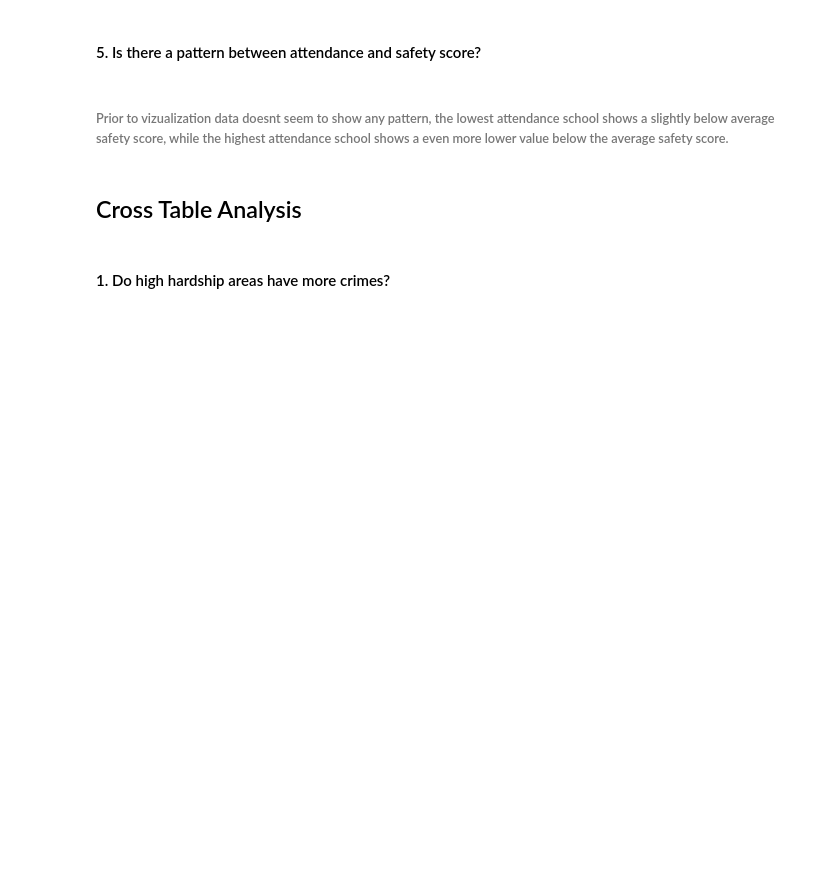
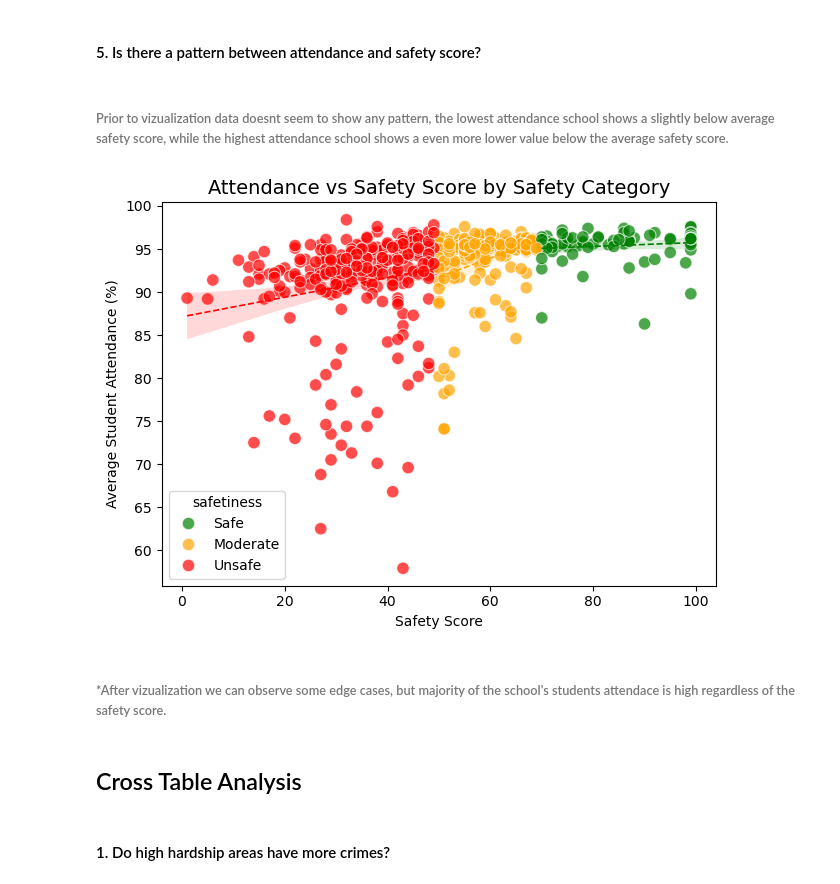
Before and after one commit to laufjimdev/Data-Engineering-Projects, a Jupyter notebook: 04sql-chicago-city-analysis-project/notebooks/02_sql_analysis.ipynb, the cells around one changed output. Saved outputs shown, nothing was run; the diff lists cells and outputs as text; code cells hidden in the pictures; blank space fills up the shorter version.

Commit message:
(feat) 04sql - Added conclusions, and some vizualizations to get ready for the conclusions.

```diff
--- a/04sql-chicago-city-analysis-project/notebooks/02_sql_analysis.ipynb
+++ b/04sql-chicago-city-analysis-project/notebooks/02_sql_analysis.ipynb
@@ -222,6 +222,60 @@ WHERE safety_score IS NOT NULL
 ORDER BY safety_score DESC
 # %% [markdown]
 ###### Prior to vizualization data doesnt seem to show any pattern, the lowest attendance school shows a slightly below average safety score, while the highest attendance school shows a even more lower value below the average safety score.
+# %%
+
+import pandas as pd
+import matplotlib.pyplot as plt
+import seaborn as sns
+
+sql_statement = '''
+    SELECT
+        name_of_school,
+        average_student_attendance,
+        safety_score,
+        CASE
+            WHEN safety_score >= 70 THEN 'Safe'
+            WHEN safety_score >= 50 THEN 'Moderate'
+            ELSE 'Unsafe'
+        END AS safetiness
+    FROM SCHOOLS_DATA
+    WHERE safety_score IS NOT NULL
+'''
+
+df = pd.read_sql_query(sql_statement, con)
+
+sns.scatterplot(
+    data=df,
+    x="safety_score",
+    y="average_student_attendance",
+    hue="safetiness",
+    hue_order=["Safe", "Moderate", "Unsafe"],
+    palette={"Safe": "green", "Moderate": "orange", "Unsafe": "red"},
+    s=80,
+    alpha=0.7
+)
+
+
+for category, color in zip(["Safe", "Moderate", "Unsafe"], ["green", "orange", "red"]):
+    subset = df[df["safetiness"] == category]
+    sns.regplot(
+        data=subset,
+        x="safety_score",
+        y="average_student_attendance",
+        scatter=False,
+        color=color,
+        line_kws={"linewidth": 1.2, "linestyle": "--"}
+    )
+
+plt.title("Attendance vs Safety Score by Safety Category", fontsize=14)
+plt.xlabel("Safety Score")
+plt.ylabel("Average Student Attendance (%)")
+plt.tight_layout()
+plt.show()
+# %% [output]
+[figure, added]
+# %% [markdown]
+###### *After vizualization we can observe some edge cases, but majority of the school's students attendace is high regardless of the safety score.
 # %% [markdown]
 ## Cross Table Analysis
 # %% [markdown]
```
Also changed, not shown: parts of 8 cells of this notebook, 2 other files.
